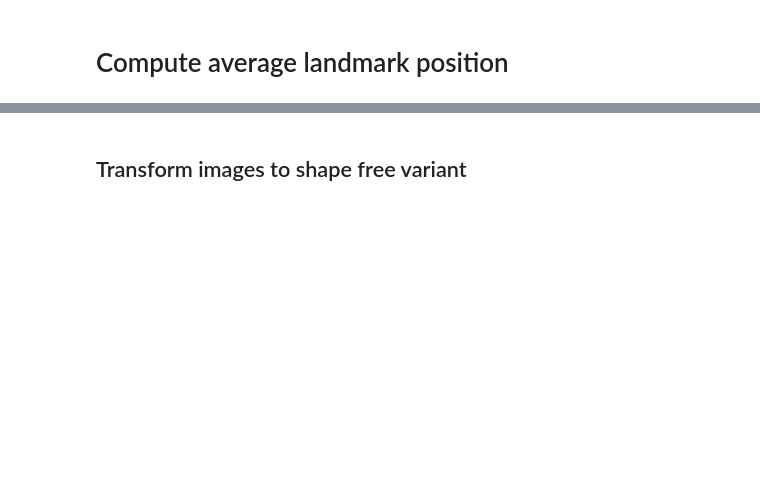
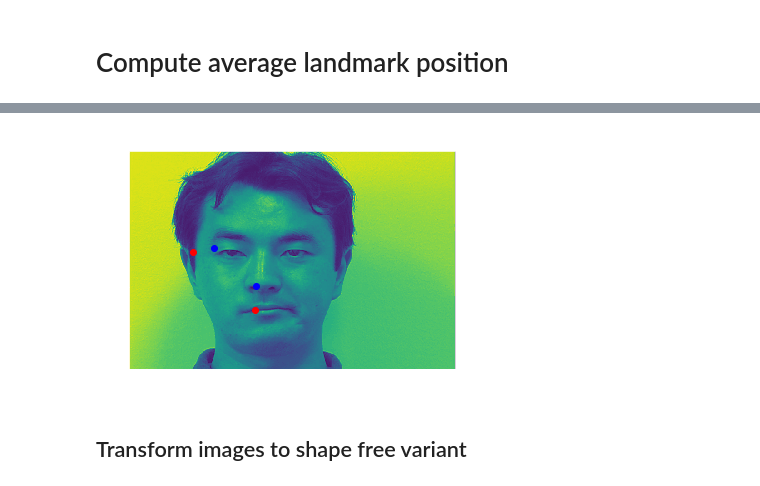
Before and after one commit to maxxiefjv/ACVPR-ExpressionInvariantFaceRecognition, a Jupyter notebook: Final Project Results/AAMLandmarkDetection.ipynb, the cells around one changed output, grey strips where cells are left out. Saved outputs shown, nothing was run; the diff lists cells and outputs as text; code cells hidden in the pictures; blank space fills up the shorter version.

```diff
--- a/Final Project Results/AAMLandmarkDetection.ipynb
+++ b/Final Project Results/AAMLandmarkDetection.ipynb
@@ -81,3 +87,12 @@ for image in images[1:]:
+# %%
+plt.imshow(images[0].getImage())
+plt.title("Same order?")
+view_landmarks(avgLandmarks[:1], 'b')
+view_landmarks(images[0].getLandmarks()[:1])
+view_landmarks(avgLandmarks[-1:], 'b')
+view_landmarks(images[0].getLandmarks()[-1:])
+# %% [output]
+[figure, added]
 # %% [markdown]
 ## Transform images to shape free variant
 # %%
```
Also changed, not shown: parts of 7 cells of this notebook, 1 other file.
